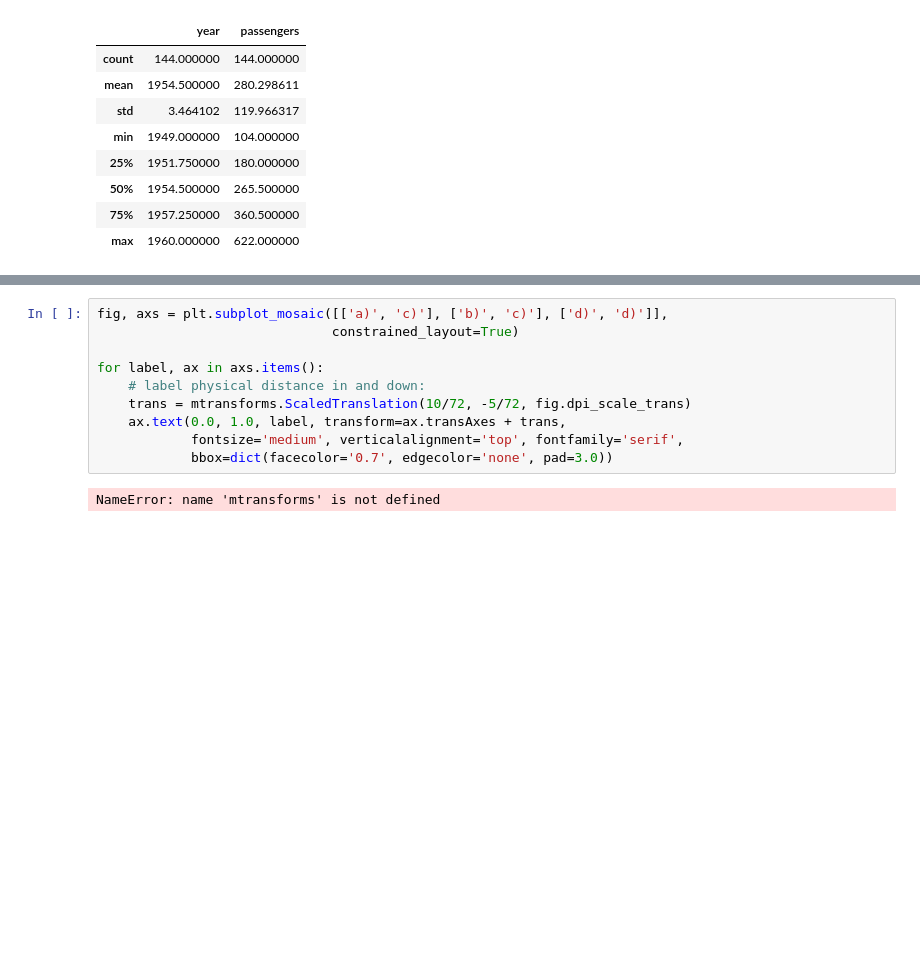
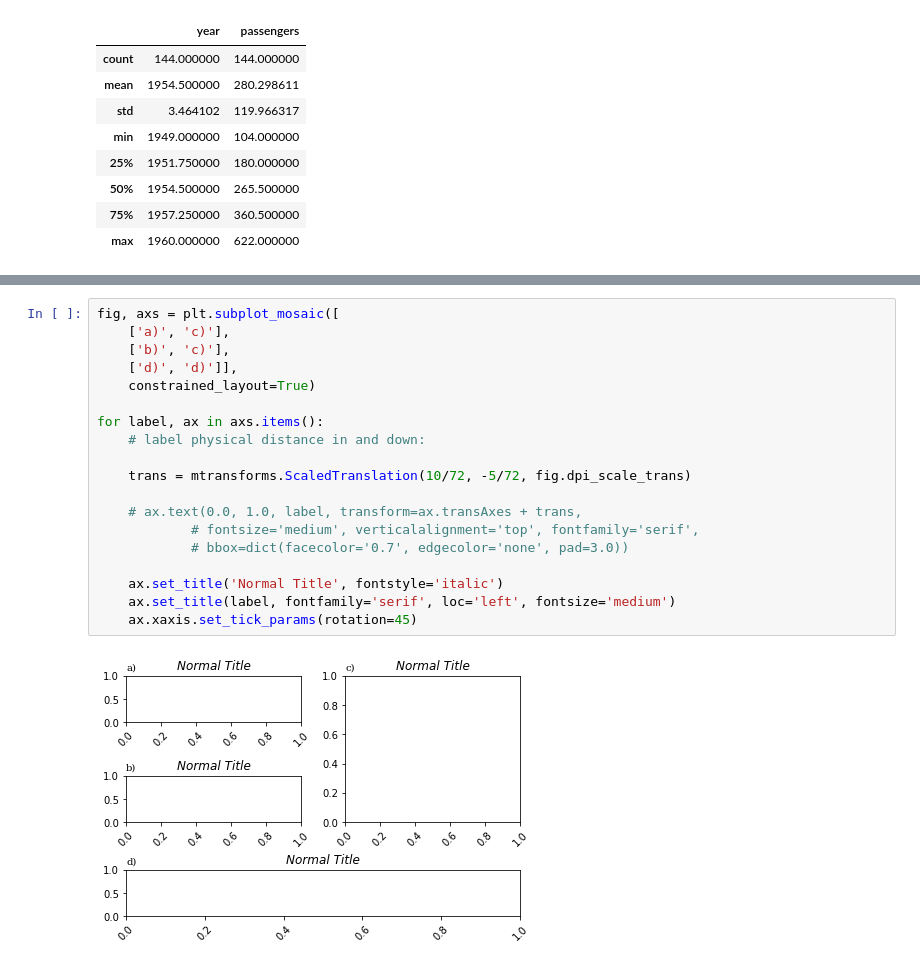
Before and after one commit to nssanch/teaching_datasci, a Jupyter notebook: demonstrations/Matplotlib_Demo.ipynb, the cells around one changed output, grey strips where cells are left out. Drawn from its saved outputs; the diff is of its cells as text; blank space fills up the shorter version.

```diff
--- a/demonstrations/Matplotlib_Demo.ipynb
+++ b/demonstrations/Matplotlib_Demo.ipynb
@@ -52,12 +177,21 @@ for key, gdf in flights_df.groupby('year'):
 # %%
-fig, axs = plt.subplot_mosaic([['a)', 'c)'], ['b)', 'c)'], ['d)', 'd)']],
-                              constrained_layout=True)
+fig, axs = plt.subplot_mosaic([
+    ['a)', 'c)'],
+    ['b)', 'c)'],
+    ['d)', 'd)']],
+    constrained_layout=True)
 
 for label, ax in axs.items():
     # label physical distance in and down:
+
     trans = mtransforms.ScaledTranslation(10/72, -5/72, fig.dpi_scale_trans)
-    ax.text(0.0, 1.0, label, transform=ax.transAxes + trans,
-            fontsize='medium', verticalalignment='top', fontfamily='serif',
-            bbox=dict(facecolor='0.7', edgecolor='none', pad=3.0))
+
+    # ax.text(0.0, 1.0, label, transform=ax.transAxes + trans,
+            # fontsize='medium', verticalalignment='top', fontfamily='serif',
+            # bbox=dict(facecolor='0.7', edgecolor='none', pad=3.0))
+
+    ax.set_title('Normal Title', fontstyle='italic')
+    ax.set_title(label, fontfamily='serif', loc='left', fontsize='medium')
+    ax.xaxis.set_tick_params(rotation=45)
 # %% [output]
-NameError: name 'mtransforms' is not defined
+[figure, added]
```
Also changed, not shown: parts of 13 cells of this notebook.
